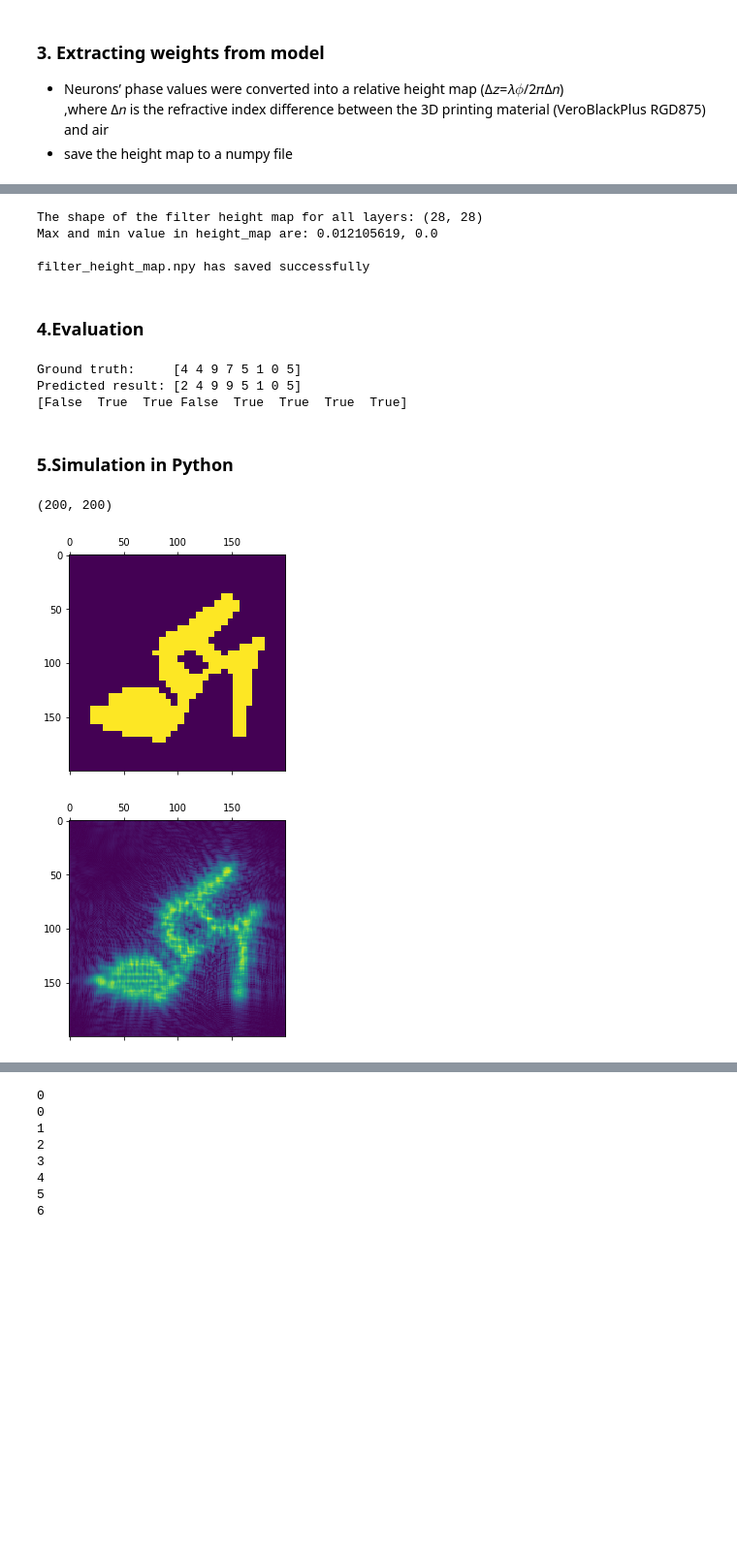
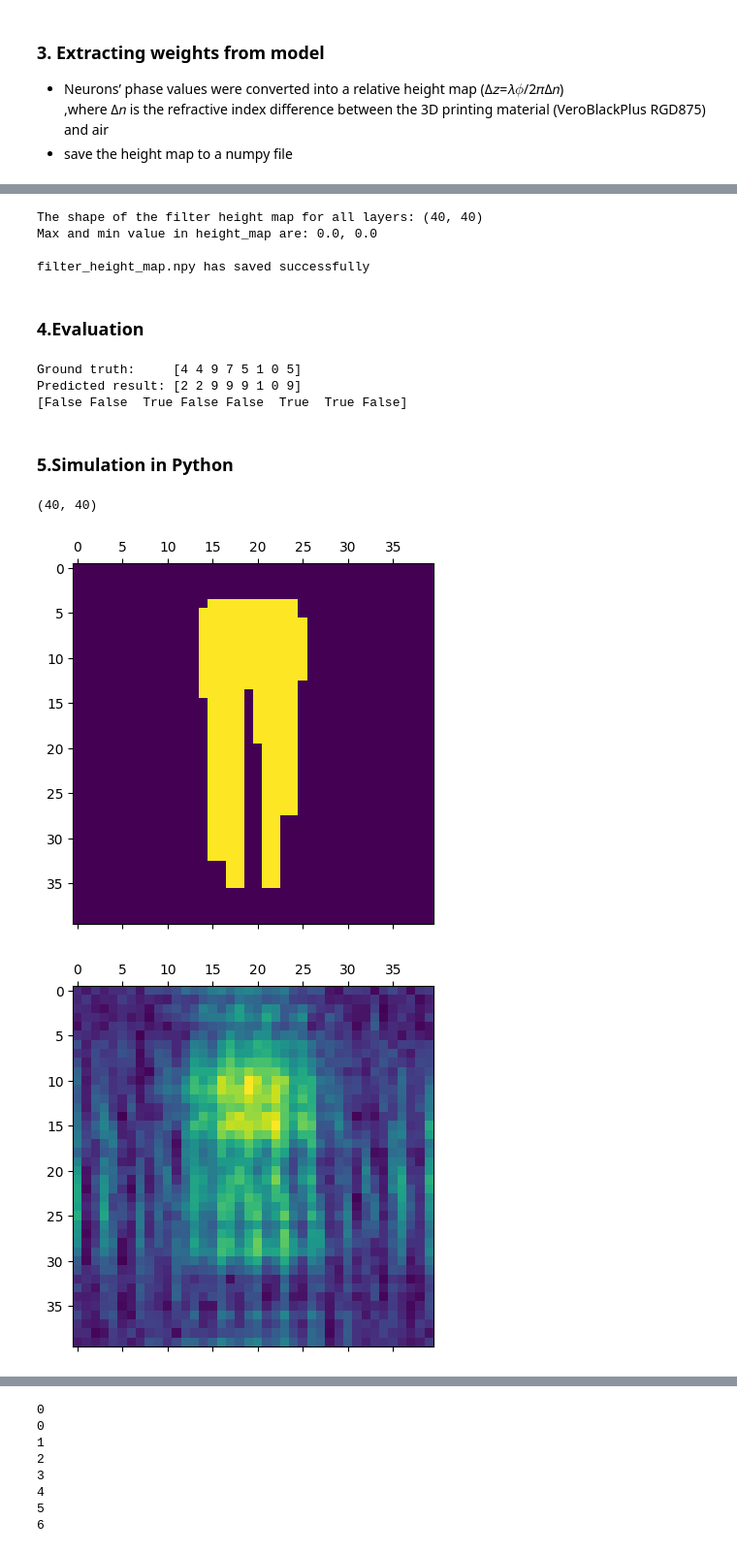
Before and after one commit to etk0286/d2nn_Project_jack, a Jupyter notebook: D2NN.ipynb, the cells around one changed output, grey strips where cells are left out. Shown at 97% size. Drawn from its saved outputs; the diff is of its cells as text; code cells hidden in the pictures; blank space fills up the shorter version.

```diff
--- a/D2NN.ipynb
+++ b/D2NN.ipynb
@@ -61,7 +61,7 @@ warnings.filterwarnings('ignore')
 # %%
 # pip install tensorflow==2.10.0 cvnn tensorflow_datasets
 # %%
-size = 200
+size = 40
 Hz = 399e9
 lam = 3e8 / Hz
 z = 0.03
@@ -74,7 +74,7 @@ BATCH_SIZE = BATCH_SIZE_PER_REPLICA * 1
 
 keep_training = False
 learning_rate = 3e-3
-epochs = 20
+epochs = 8
 
 # load the dataset
 datasets, info = tfds.load(name='fashion_mnist', with_info=True, as_supervised=True, data_dir='./data')
@@ -343,7 +337,7 @@ D2NN.compile(optimizer=tf.keras.optimizers.Adam(learning_rate=lr_schedule),
 checkpoint_path = './training_results/D2NN_AS'
 checkpoint = ModelCheckpoint(filepath=checkpoint_path,
                              save_weights_only=True,
-                             sace_freq='epoch')
+                             save_freq='epoch')
 
 history = D2NN.fit(train_dataset,
                    epochs=epochs,
@@ -419,7 +427,7 @@ test_dataset = fashion_mnist_test.map(preprocess).batch(BATCH_SIZE)
 for images, labels in test_dataset.take(1):
     images = tfds.as_numpy(images)
     for _ in range(1):
-        image_phase = np.angle(images[15]).squeeze()
+        image_phase = np.angle(images[7]).squeeze()
         for i in range(0,size):
             for j in range(0,size):
                 while (image_phase[i][j] < 0):
@@ -435,8 +443,8 @@ for images, labels in test_dataset.take(1):
         print("Max and min value in height_map are: " + str(np.max(filter_height_map)) + ", "+ str(np.min(filter_height_map))+"\n")
         print("filter_height_map.npy has saved successfully")
 # %% [output]
-The shape of the filter height map for all layers: (28, 28)
-Max and min value in height_map are: 0.012105619, 0.0
+The shape of the filter height map for all layers: (40, 40)
+Max and min value in height_map are: 0.0, 0.0
 
 filter_height_map.npy has saved successfully
 # %% [markdown]
@@ -483,8 +491,8 @@ for images, labels in test_dataset.take(1):
     print(label==predict)
 # %% [output]
 Ground truth:     [4 4 9 7 5 1 0 5]
-Predicted result: [2 4 9 9 5 1 0 5]
-[False  True  True False  True  True  True  True]
+Predicted result: [2 2 9 9 9 1 0 9]
+[False False  True False False  True  True False]
 # %% [markdown]
 ### 5.Simulation in Python
 # %%
@@ -511,10 +519,10 @@ for l in range(1,5+1):
     phase.append(np.squeeze(D2NN.layers[l].get_weights()))
 print(np.shape(phase[0][:][:]))
 # %% [output]
-(200, 200)
+(40, 40)
 # %%
 for images, labels in test_dataset.take(1):
-    image = images[7].numpy().squeeze()
+    image = images[5].numpy().squeeze()
     U0 = image
 result_image = []
 plt.matshow(np.abs(U0))
@@ -556,32 +564,32 @@ def detector_region():
     ax.imshow(np.abs(detector_plane))# Display the image
     i = size/500
     delta = int(i*170) - int(i*120)
     detector_0 = patches.Rectangle((int(i*240), int(i*120)), delta, delta, linewidth=1, edgecolor='r', facecolor='none')
     detector_1 = patches.Rectangle((int(i*360), int(i*120)), delta, delta, linewidth=1, edgecolor='r', facecolor='none')
     detector_2 = patches.Rectangle((int(i*120), int(i*120)), delta, delta, linewidth=1, edgecolor='r', facecolor='none')
     detector_3 = patches.Rectangle((int(i*120), int(i*220)), delta, delta, linewidth=1, edgecolor='r', facecolor='none')
     detector_4 = patches.Rectangle((int(i*200), int(i*220)), delta, delta, linewidth=1, edgecolor='r', facecolor='none')
     detector_5 = patches.Rectangle((int(i*280), int(i*220)), delta, delta, linewidth=1, edgecolor='r', facecolor='none')
     detector_6 = patches.Rectangle((int(i*360), int(i*220)), delta, delta, linewidth=1, edgecolor='r', facecolor='none')
     detector_7 = patches.Rectangle((int(i*120), int(i*320)), delta, delta, linewidth=1, edgecolor='r', facecolor='none')
     detector_8 = patches.Rectangle((int(i*240), int(i*320)), delta, delta, linewidth=1, edgecolor='r', facecolor='none')
     detector_9 = patches.Rectangle((int(i*360), int(i*320)), delta, delta, linewidth=1, edgecolor='r', facecolor='none')
 
     # Add the patch to the Axes
     ax.add_patch(detector_0)
     ax.add_patch(detector_1)
     ax.add_patch(detector_2)
     ax.add_patch(detector_3)
     ax.add_patch(detector_4)
     ax.add_patch(detector_5)
     ax.add_patch(detector_6)
     ax.add_patch(detector_7)
     ax.add_patch(detector_8)
     ax.add_patch(detector_9)
     plt.show()
 
 
 detector_region()
 # %% [output]
-[figure, old version]
+[figure, new version]
-[figure, old version]
+[figure, new version]
```
Also changed, not shown: parts of 6 cells of this notebook, 7 other files.
